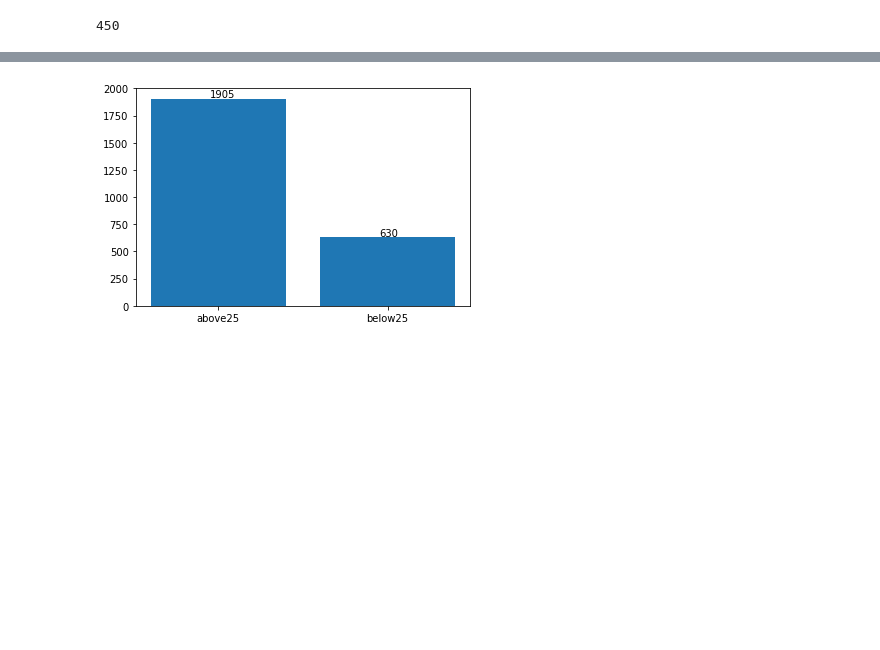
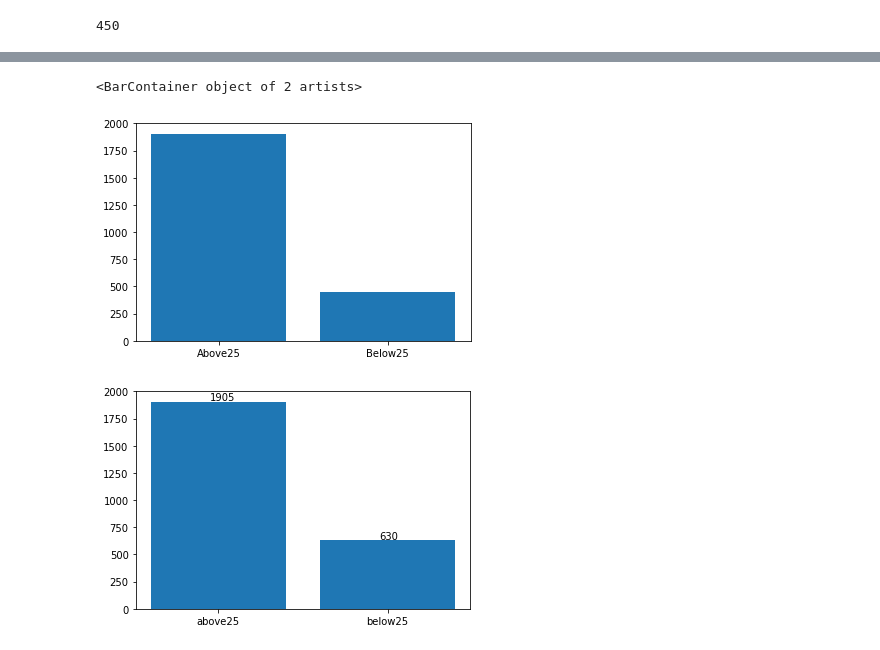
Before and after one commit to yasir5008/DS_-_ITF_Just_Working_Directory, a Jupyter notebook: DS_projects/DS_Assignments/DVwPY_Assignment_1_student.ipynb, the cells around one changed output, grey strips where cells are left out. Saved outputs shown, nothing was run; the diff lists cells and outputs as text; code cells hidden in the pictures; blank space fills up the shorter version.

```diff
--- a/DS_projects/DS_Assignments/DVwPY_Assignment_1_student.ipynb
+++ b/DS_projects/DS_Assignments/DVwPY_Assignment_1_student.ipynb
@@ -131,0 +133,3 @@ A_25 = kill.age[kill.age>25].count()
+# %%
+age_cat = [(kill.age[kill.age>25].count()),(kill.age[kill.age<25].count())]
+age_cat
@@ -151,3 +147,8 @@ dtype: int64
+# %%
+plt.bar(['Above25','Below25'],age_cat)
+# %% [output]
+<BarContainer object of 2 artists>
+[figure, added]
 # %%
 # with matplotlib
 # %% [output]
```
Also changed, not shown: parts of 8 cells of this notebook.
